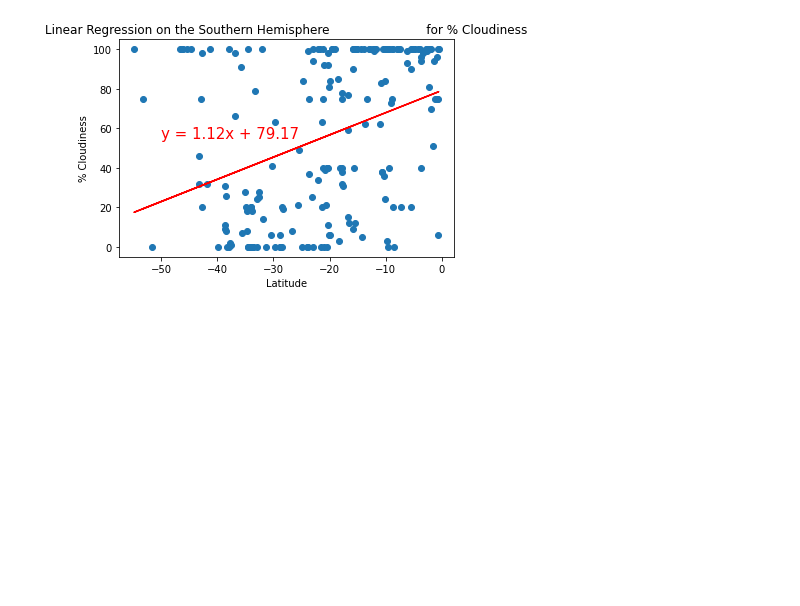
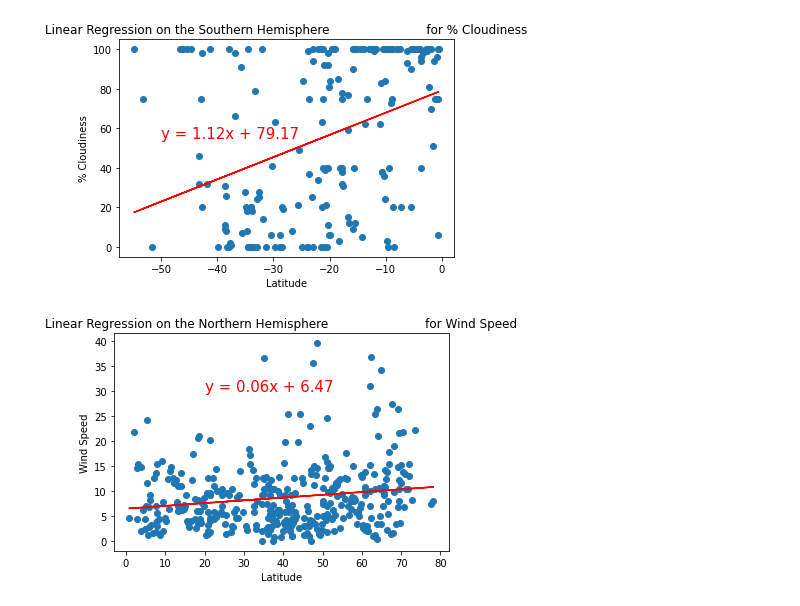
Before and after one commit to pazcona99/World_Weather_Analysis, a Jupyter notebook: WeatherPy.ipynb, the cells around one changed output. Drawn from its saved outputs; the diff is of its cells as text; code cells hidden in the pictures; blank space fills up the shorter version.

```diff
--- a/WeatherPy.ipynb
+++ b/WeatherPy.ipynb
@@ -348,11 +348,13 @@ plot_linear_regression(x_values, y_values,
 # %%
 # Linear regression on the Northern Hemisphere vs Wind Speed
 x_values = northern_hemi_df["Lat"]
 y_values = northern_hemi_df["Wind Speed"]
 # Call the function.
 plot_linear_regression(x_values, y_values,
                        'Linear Regression on the Northern Hemisphere \
-                        for Wind Speed', 'Wind Speed',(40,40))
+                        for Wind Speed', 'Wind Speed',(20,30))
+# %% [output]
+[figure, added]
 # %%
 # Linear regression on the Southern Hemisphere vs Wind Speed
 x_values = southern_hemi_df["Lat"]
```
Also changed, not shown: parts of 1 cell of this notebook, 2 other files.
